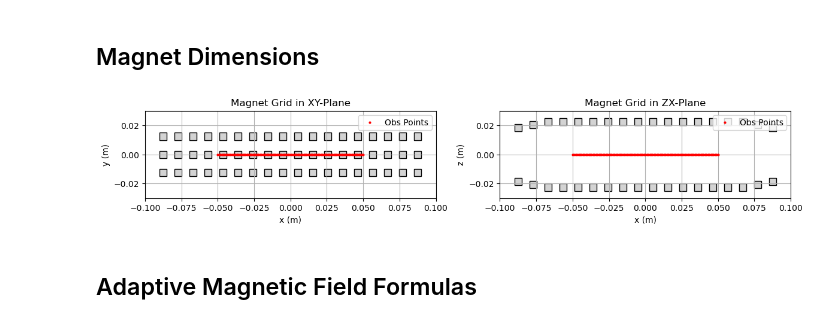
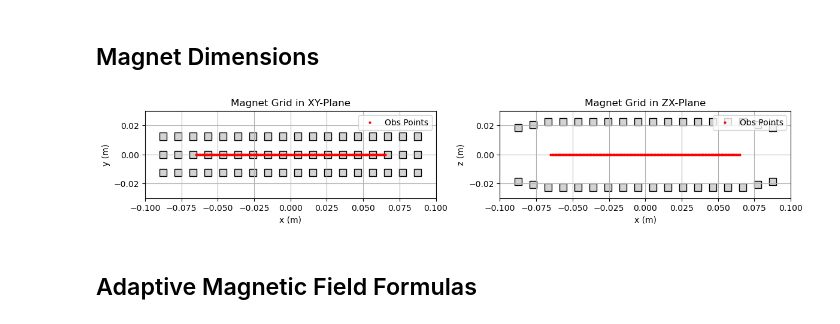
Before and after one commit to joostwijn/Rotating_Magnetic_Setup, a Jupyter notebook: 3. Magnets/Field_Shaping_Algorithm_JAX.ipynb, the cells around one changed output. Saved outputs shown, nothing was run; the diff lists cells and outputs as text; code cells hidden in the pictures.

```diff
--- a/3. Magnets/Field_Shaping_Algorithm_JAX.ipynb
+++ b/3. Magnets/Field_Shaping_Algorithm_JAX.ipynb
@@ -126,30 +126,30 @@ def plot_magnet_grid(a_total, a_one, n_x, b_total, b_one, n_y, h, zl, x_val, y_v
 # %%
 #------------------------------------------------------------------
 # Dimensions and coordinates of the magnet grid, magnets and observation points.
 #------------------------------------------------------------------
 A_TOTAL = 180e-3    # Grid width (x-dimension)
 A_ONE   = 5e-3   # Magnet width (x-dimension)
 N_X     = 18     # Number of magnets in x-direction
 B_TOTAL = 30e-3    # Grid depth (y-dimension)
 B_ONE   = 5e-3     # Magnet depth (y-dimension)
 N_Y     = 3       # Number of magnets in y-direction
 H       = 5e-3     # Magnet height (z-dimension)
 MZ      = 1.29     # Magnetization along z
 
 # Vertical offsets for each magnet column (using same offset for all)
 ZL = jnp.array([16e-3, 18e-3, 20e-3, 20e-3, 20e-3, 20e-3, 20e-3, 20e-3, 20e-3,
                 20e-3, 20e-3, 20e-3, 20e-3, 20e-3, 20e-3, 20e-3, 18e-3, 16e-3])# jnp.array([20e-3, 20e-3, 20e-3, 20e-3, 20e-3, 20e-3, 20e-3, 20e-3, 20e-3, 20e-3]); jnp.full(N_X, 20e-3)
 
 
 # Observation points (only one coordinate can be an array; the others must be scalars)
-X_VAL = jnp.arange(-50e-3, 51e-3, 1e-3)  # jnp.arange(-40e-3, 41e-3, 1e-3)
+X_VAL = jnp.arange(-65e-3, 66e-3, 1e-3)  # jnp.arange(-40e-3, 41e-3, 1e-3)
 Y_VAL = 0.0  # jnp.arange(-9e-3, 10e-3, 1e-3)
 Z_VAL = 0.0  # jnp.arange(-19e-3, 20e-3, 1e-3)
 
 # Plot the magnetic grid and view the observation points.
 plot_magnet_grid(A_TOTAL, A_ONE, N_X, B_TOTAL, B_ONE, N_Y, H, ZL, X_VAL, Y_VAL, Z_VAL)
 # %% [output]
-[figure, old version]
+[figure, new version]
 # %% [markdown]
 ## Adaptive Magnetic Field Formulas
 # %%
```
Also changed, not shown: parts of 8 cells of this notebook.
